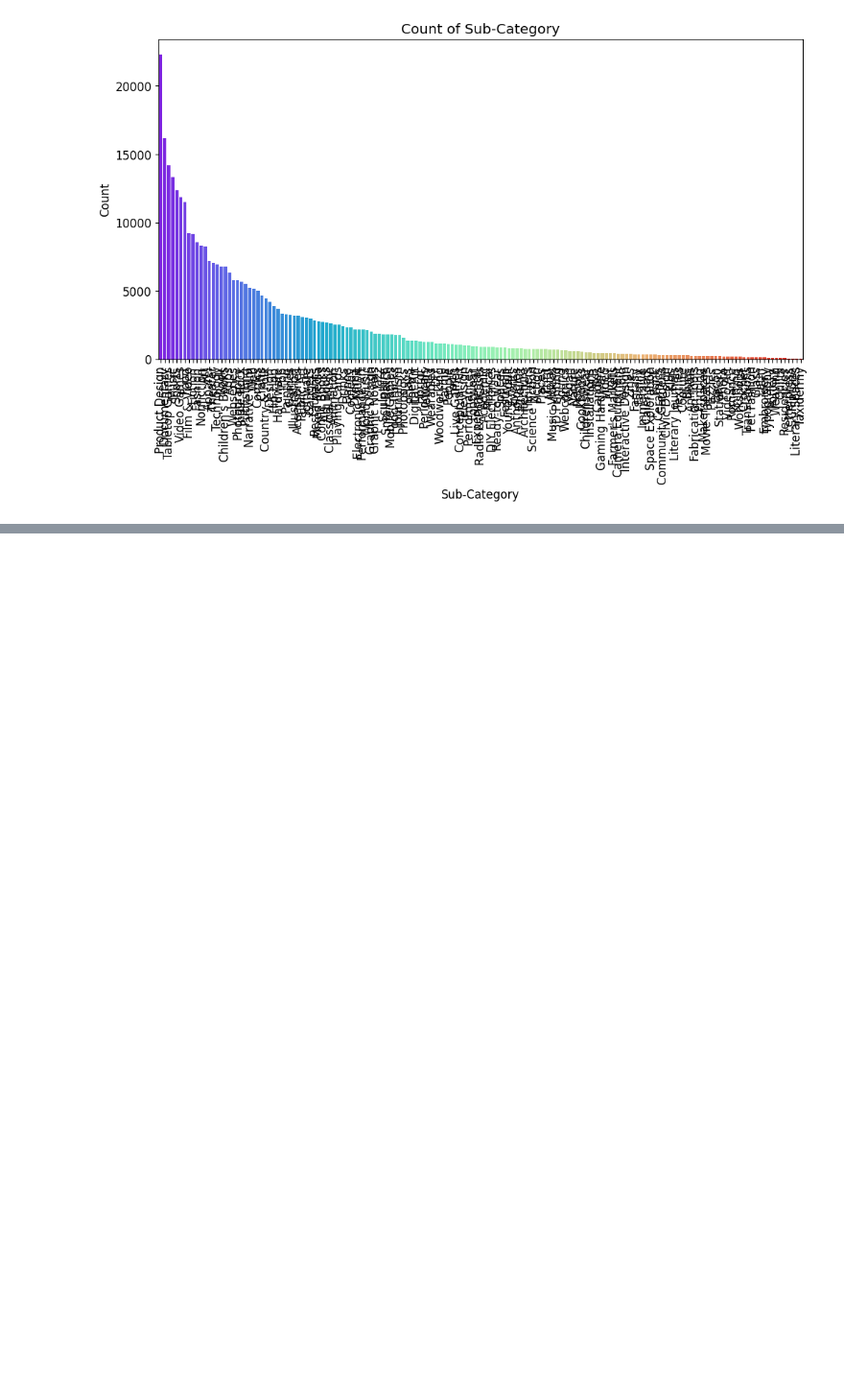
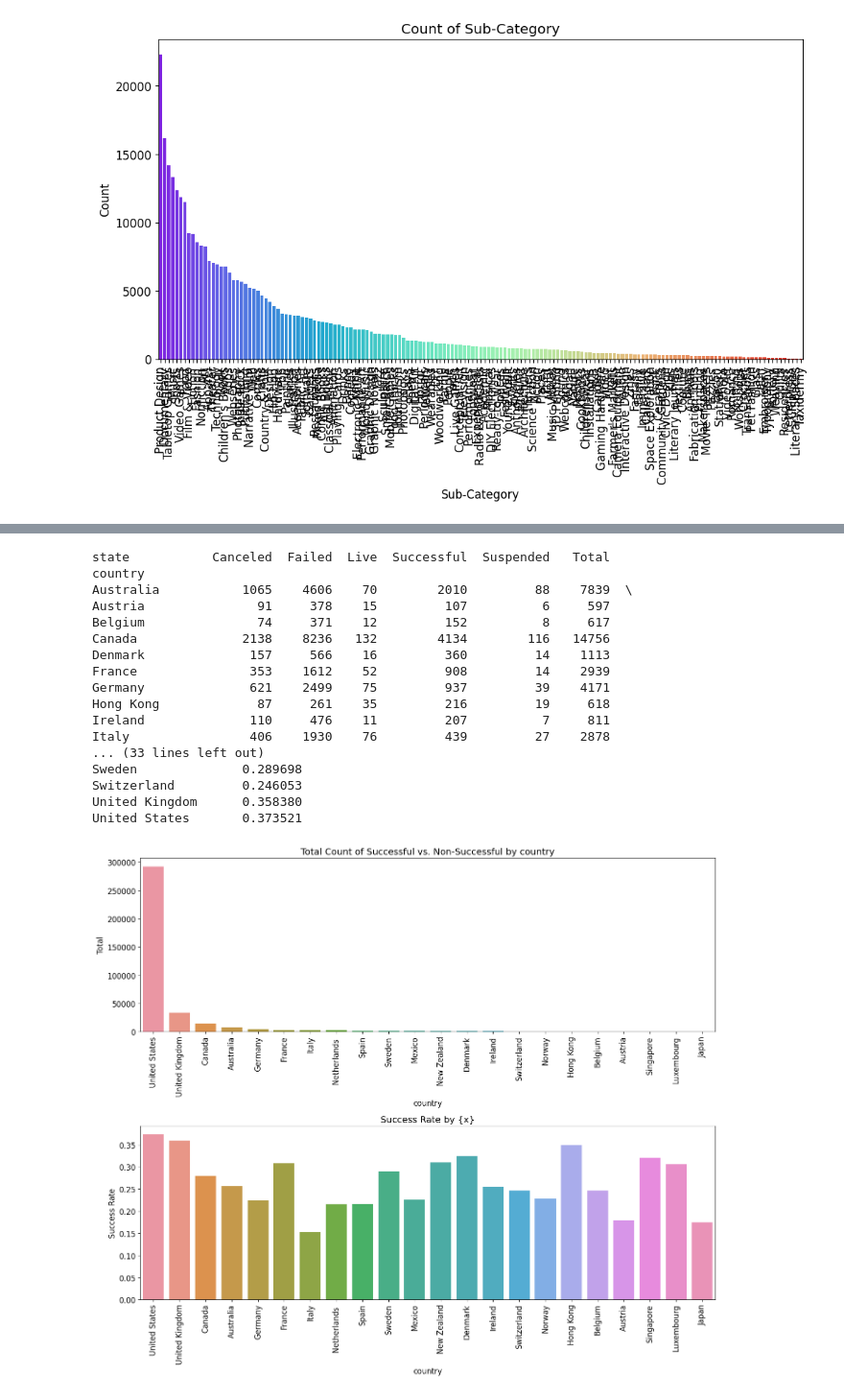
Before and after one commit to TorstenChandler/kickstarter_project, a Jupyter notebook: EDA_Monali.ipynb, the cells around one changed output, grey strips where cells are left out. Shown at 96% size. Drawn from its saved outputs; the diff is of its cells as text; code cells hidden in the pictures; blank space fills up the shorter version.

```diff
--- a/EDA_Monali.ipynb
+++ b/EDA_Monali.ipynb
@@ -166,0 +195,21 @@ Expected frequencies:
+# %%
+plot.bar_count_percent(df, 'country', 'state')
+# %% [output]
+state           Canceled  Failed  Live  Successful  Suspended   Total
+country
+Australia           1065    4606    70        2010         88    7839  \
+Austria               91     378    15         107          6     597
+Belgium               74     371    12         152          8     617
+Canada              2138    8236   132        4134        116   14756
+Denmark              157     566    16         360         14    1113
+France               353    1612    52         908         14    2939
+Germany              621    2499    75         937         39    4171
+Hong Kong             87     261    35         216         19     618
+Ireland              110     476    11         207          7     811
+Italy                406    1930    76         439         27    2878
+... (33 lines left out)
+Sweden              0.289698
+Switzerland         0.246053
+United Kingdom      0.358380
+United States       0.373521
+[figure, added]
```
Also changed, not shown: parts of 10 cells of this notebook, 1 other file.
